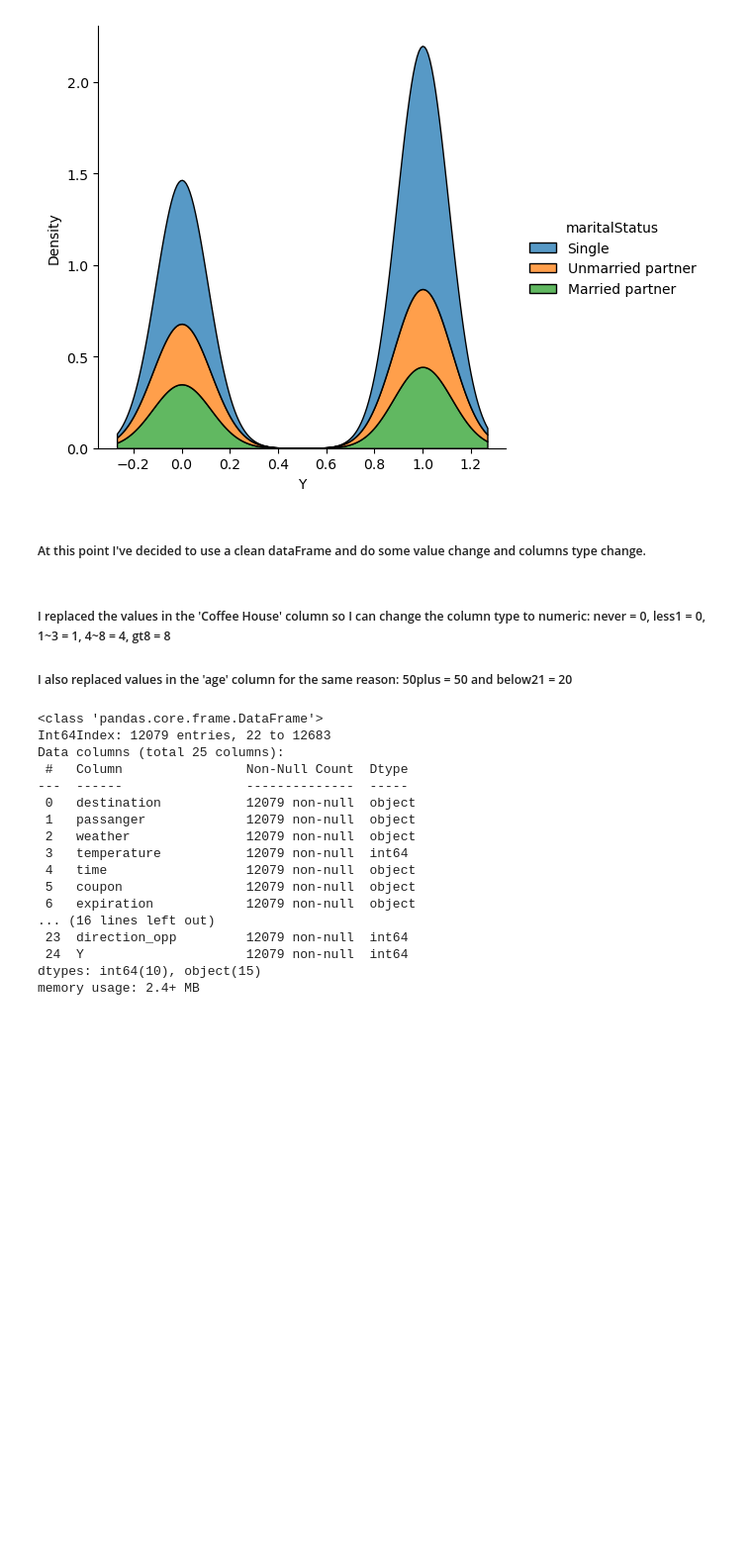
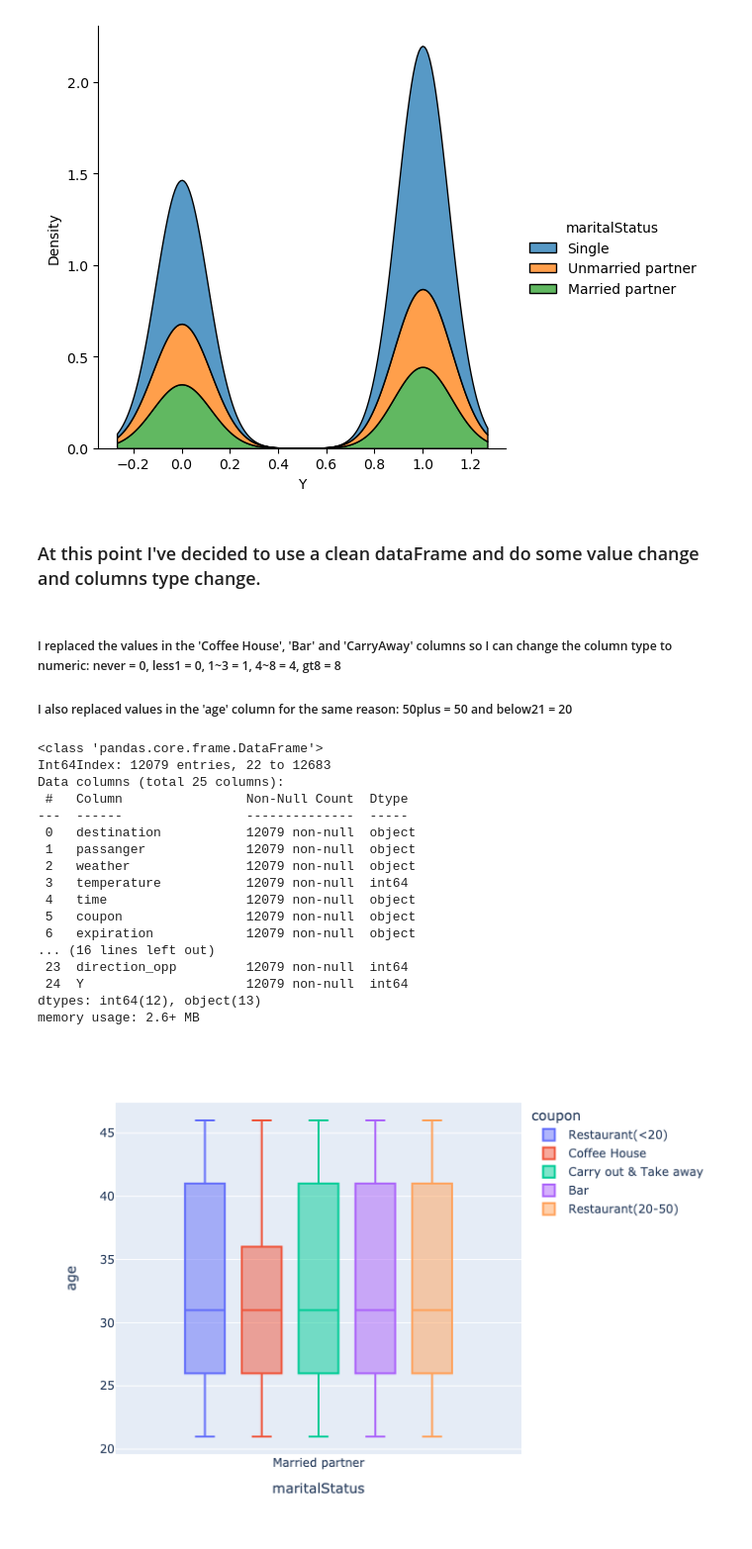
Before and after one commit to hagayzamir/BH-PCMLAI-Module_5, a Jupyter notebook: assignment_5_1_starter/prompt-Copy1.ipynb, the cells around one changed output. Shown at 99% size. Cells and saved outputs as stored; diff of their text form; code cells hidden in the pictures; blank space fills up the shorter version.

```diff
--- a/assignment_5_1_starter/prompt-Copy1.ipynb
+++ b/assignment_5_1_starter/prompt-Copy1.ipynb
@@ -504,14 +504,14 @@ sns.displot(data = data.query('age < "30"'), x = 'Y', kind = 'kde', hue = 'marit
 <seaborn.axisgrid.FacetGrid at 0x...>
 [figure]
 # %% [markdown]
-##### At this point I've decided to use a clean dataFrame and do some value change and columns type change.
+### At this point I've decided to use a clean dataFrame and do some value change and columns type change.
 # %%
 df = pd.read_csv('data/coupons.csv')
 # %%
 df = df.drop(columns=['car'])
 df = df.dropna()
 # %% [markdown]
-##### I replaced the values in the 'Coffee House' column so I can change the column type to numeric: never = 0, less1 = 0, 1~3 = 1, 4~8 = 4, gt8 = 8
+##### I replaced the values in the 'Coffee House', 'Bar' and 'CarryAway' columns so I can change the column type to numeric: never = 0, less1 = 0, 1~3 = 1, 4~8 = 4, gt8 = 8
 ##### I also replaced values in the 'age' column for the same reason: 50plus = 50 and below21 = 20
 # %%
 df['CoffeeHouse'] = df['CoffeeHouse'].replace(['never'], '0')
@@ -520,6 +520,18 @@ df['CoffeeHouse'] = df['CoffeeHouse'].replace(['1~3'], '1')
 df['CoffeeHouse'] = df['CoffeeHouse'].replace(['4~8'], '4')
 df['CoffeeHouse'] = df['CoffeeHouse'].replace(['gt8'], '8')
 df["CoffeeHouse"] = pd.to_numeric(df["CoffeeHouse"])
+df['Bar'] = df['Bar'].replace(['never'], '0')
+df['Bar'] = df['Bar'].replace(['less1'], '0')
+df['Bar'] = df['Bar'].replace(['1~3'], '1')
+df['Bar'] = df['Bar'].replace(['4~8'], '4')
+df['Bar'] = df['Bar'].replace(['gt8'], '8')
+df["Bar"] = pd.to_numeric(df["Bar"])
+df['CarryAway'] = df['CarryAway'].replace(['never'], '0')
+df['CarryAway'] = df['CarryAway'].replace(['less1'], '0')
+df['CarryAway'] = df['CarryAway'].replace(['1~3'], '1')
+df['CarryAway'] = df['CarryAway'].replace(['4~8'], '4')
+df['CarryAway'] = df['CarryAway'].replace(['gt8'], '8')
+df["CarryAway"] = pd.to_numeric(df["CarryAway"])
 df["age"] = df["age"].replace(['50plus'], '50')
 df["age"] = df["age"].replace(['below21'], '20')
 df["age"] = pd.to_numeric(df["age"])
@@ -540,5 +552,10 @@ Data columns (total 25 columns):
 ... (16 lines left out)
  23  direction_opp         12079 non-null  int64
  24  Y                     12079 non-null  int64
-dtypes: int64(10), object(15)
-memory usage: 2.4+ MB
+dtypes: int64(12), object(13)
+memory usage: 2.6+ MB
+# %%
+fig = px.box(df.query('maritalStatus == "Married partner" and age <= 49 and age >= 21'),y="age",x="maritalStatus",color='coupon')
+fig.show('png')
+# %% [output]
+[figure, added]
```
Also changed, not shown: parts of 1 cell of this notebook.
